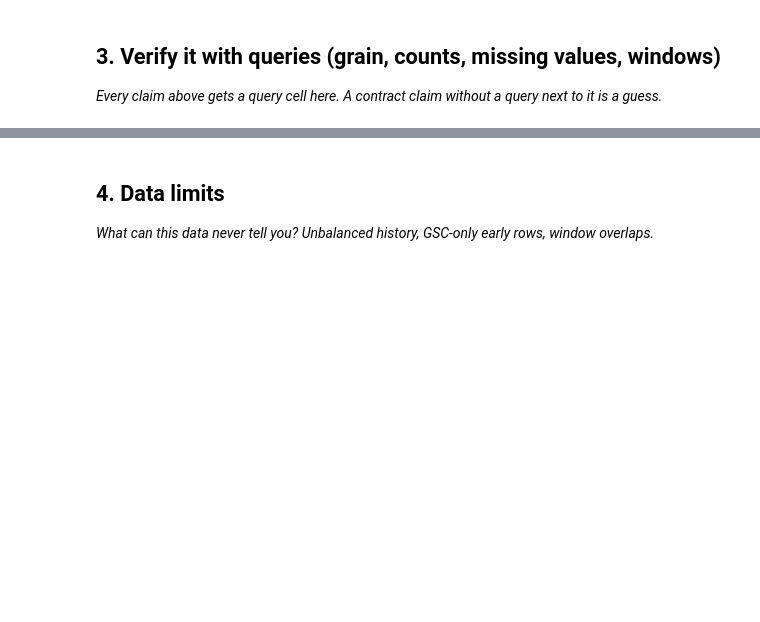
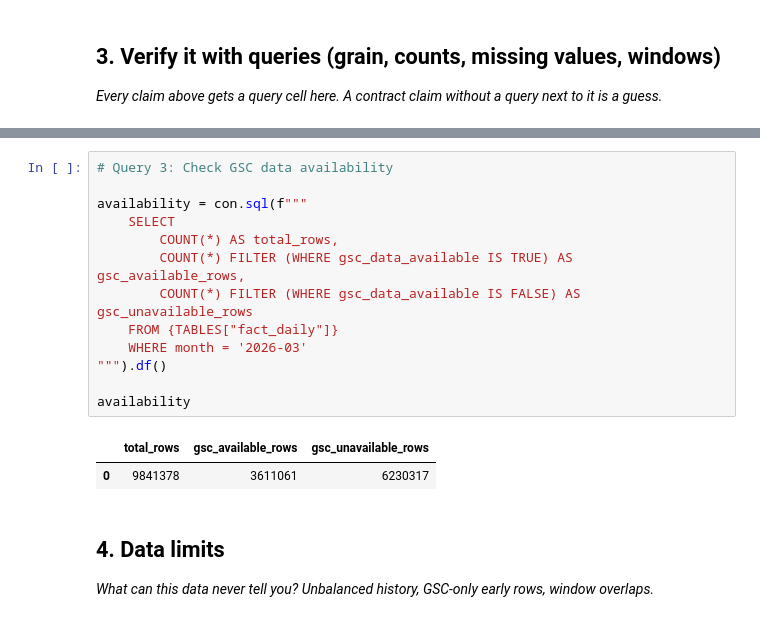
Before and after one commit to shweta1805/flyrank-ml-internship, a Jupyter notebook: work/notebooks/w03_data_contract.ipynb, the cells around one changed output, grey strips where cells are left out. Cells and saved outputs as stored; diff of their text form; blank space fills up the shorter version.

```diff
--- a/work/notebooks/w03_data_contract.ipynb
+++ b/work/notebooks/w03_data_contract.ipynb
@@ -30,3 +188,19 @@ This skeleton is yours to fill. Work the sections **in order** — each one has
+# %%
+# Query 3: Check GSC data availability
+
+availability = con.sql(f"""
+    SELECT
+        COUNT(*) AS total_rows,
+        COUNT(*) FILTER (WHERE gsc_data_available IS TRUE) AS gsc_available_rows,
+        COUNT(*) FILTER (WHERE gsc_data_available IS FALSE) AS gsc_unavailable_rows
+    FROM {TABLES["fact_daily"]}
+    WHERE month = '2026-03'
+""").df()
+
+availability
+# %% [output]
+|  | total_rows | gsc_available_rows | gsc_unavailable_rows |
+| 0 | 9841378 | 3611061 | 6230317 |
 # %% [markdown]
 ## 4. Data limits
 
```
Also changed, not shown: parts of 14 cells of this notebook.
